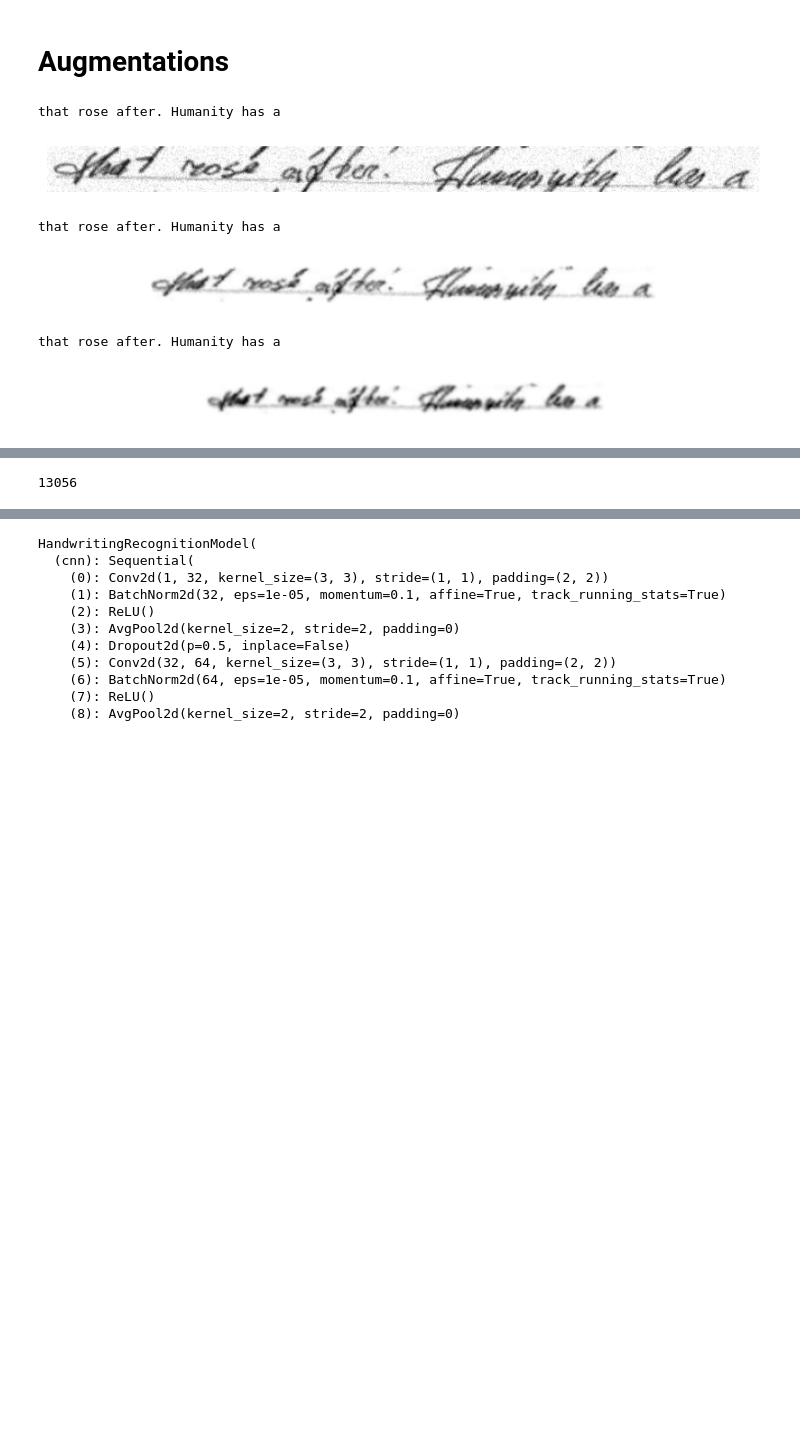
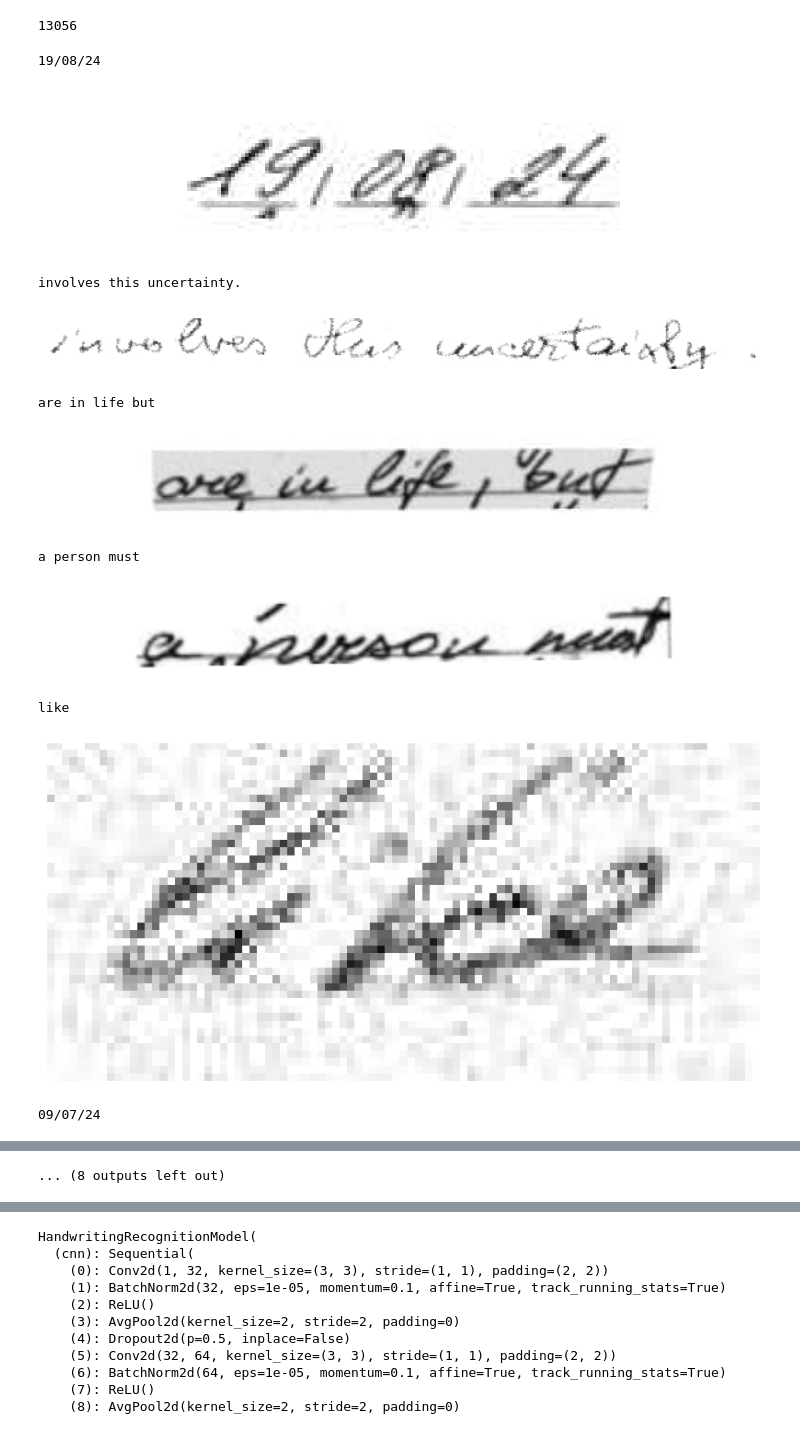
Before and after one commit to orestasdulinskas/handwrinting_recognition, a Jupyter notebook: journal-mvp.ipynb, the cells around one changed output, grey strips where cells are left out. Cells and saved outputs as stored; diff of their text form; code cells hidden in the pictures; blank space fills up the shorter version.

```diff
--- a/journal-mvp.ipynb
+++ b/journal-mvp.ipynb
@@ -14,27 +22,24 @@ FIXED_HEIGHT = 45
 df = df[df['region_attributes'].str.contains('text')]
-# %% [markdown]
-# Augmentations
 # %%
 import cv2
-import numpy as np
-from sklearn.model_selection import train_test_split
 import albumentations as A
 
+# define image augmentations
 aug_pipeline = A.Compose([
-    # Rotation and perspective changes (limited to realistic angles)
-    A.ShiftScaleRotate(shift_limit=0, scale_limit=(-0.5,0), rotate_limit=1, p=0.6, border_mode=cv2.BORDER_CONSTANT, value=(255, 255, 255)), # p=0.5 rotate_limit=1 scale_limit=(-0.5,0)
-    A.Perspective(scale=(0, 0.045), fit_output=True, pad_mode=cv2.BORDER_CONSTANT, pad_val=(255, 255, 255), p=0.4), # p=0.3 top=0.04
+    # Rotation and perspective changes
+    A.ShiftScaleRotate(shift_limit=0, scale_limit=(-0.4,0), rotate_limit=1, p=0.6, border_mode=cv2.BORDER_CONSTANT, value=(255, 255, 255)),
+    A.Perspective(scale=(0, 0.045), fit_output=True, pad_mode=cv2.BORDER_CONSTANT, pad_val=(255, 255, 255), p=0.4),
 
     # Realistic handwriting variations
-    A.ElasticTransform(alpha=1, sigma=0, alpha_affine=0, p=0.4),  # p=0.4 alpha=2  Simulates natural handwriting flow
+    A.ElasticTransform(alpha=1, sigma=0, alpha_affine=0, p=0.4),
 
     # Lighting and contrast variations
-    A.GaussianBlur(blur_limit=(1, 5), p=0.4), #p=0.3 top=7
-    A.RandomBrightnessContrast(brightness_limit=(-0.4,0.3), contrast_limit=(-0.2,0.2), p=0.6), # p=0.5
-    A.RandomGamma(gamma_limit=(5, 300), p=0.4), # p=0.3 top=500
+    A.GaussianBlur(blur_limit=(1, 3), p=0.4),
+    A.RandomBrightnessContrast(brightness_limit=(-0.4,0.3), contrast_limit=(-0.2,0.2), p=0.6),
+    A.RandomGamma(gamma_limit=(5, 80), p=0.4),
 
     # Typical scanning/photo artifacts
-    A.GaussNoise(var_limit=(0, 2000.0), p=0.4), # p=0.3
-    A.ImageCompression(quality_lower=0, quality_upper=100, p=0.4) # p=0.3
+    A.GaussNoise(var_limit=(0, 500.0), p=0.4),
+    A.ImageCompression(quality_lower=30, quality_upper=100, p=0.4)
 ])
 # %%
@@ -85,17 +95,29 @@ for index, row in df.iterrows():
 labels = np.array(labels)
+# %%
+# size of processed data
+len(images)
+# %% [output]
+13056
 # %%
 import matplotlib.pyplot as plt
+import random
 
-for i in range(56,59):
+# plot 10 random images to see the effects of augmentation
+for i in [random.randint(0, len(images)) for _ in range(10)]:
     print(labels[i])
     plt.figure(figsize=(10, 10))
     plt.imshow(np.squeeze(images[i]), cmap='gray')
-    plt.axis('off')  # Hide the axis
+    plt.axis('off')
     plt.show()
 # %% [output]
-that rose after. Humanity has a
+19/08/24
-[figure, old version]
+[figure, new version]
-that rose after. Humanity has a
+involves this uncertainty.
-[figure, old version]
+[figure, new version]
-that rose after. Humanity has a
+are in life but
-[figure, old version]
+[figure, new version]
+a person must
+[figure, added]
+like
+[figure, added]
+09/07/24
@@ -102,7 +125,4 @@ that rose after. Humanity has a
+... (8 outputs left out)
-# %%
-len(images)
-# %% [output]
-13056
 # %%
 import torch
 from torch.nn.utils.rnn import pad_sequence
```
Also changed, not shown: parts of 32 cells of this notebook.
